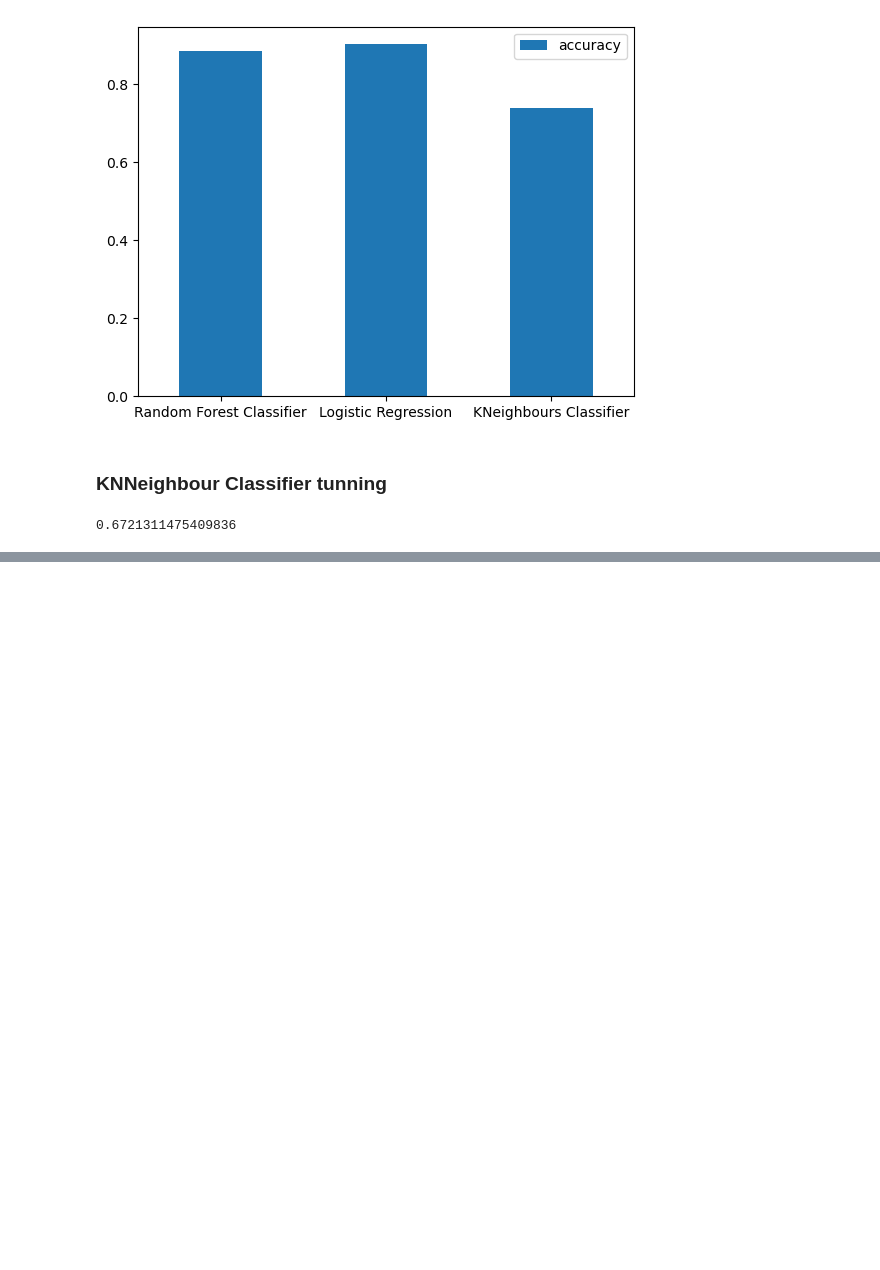
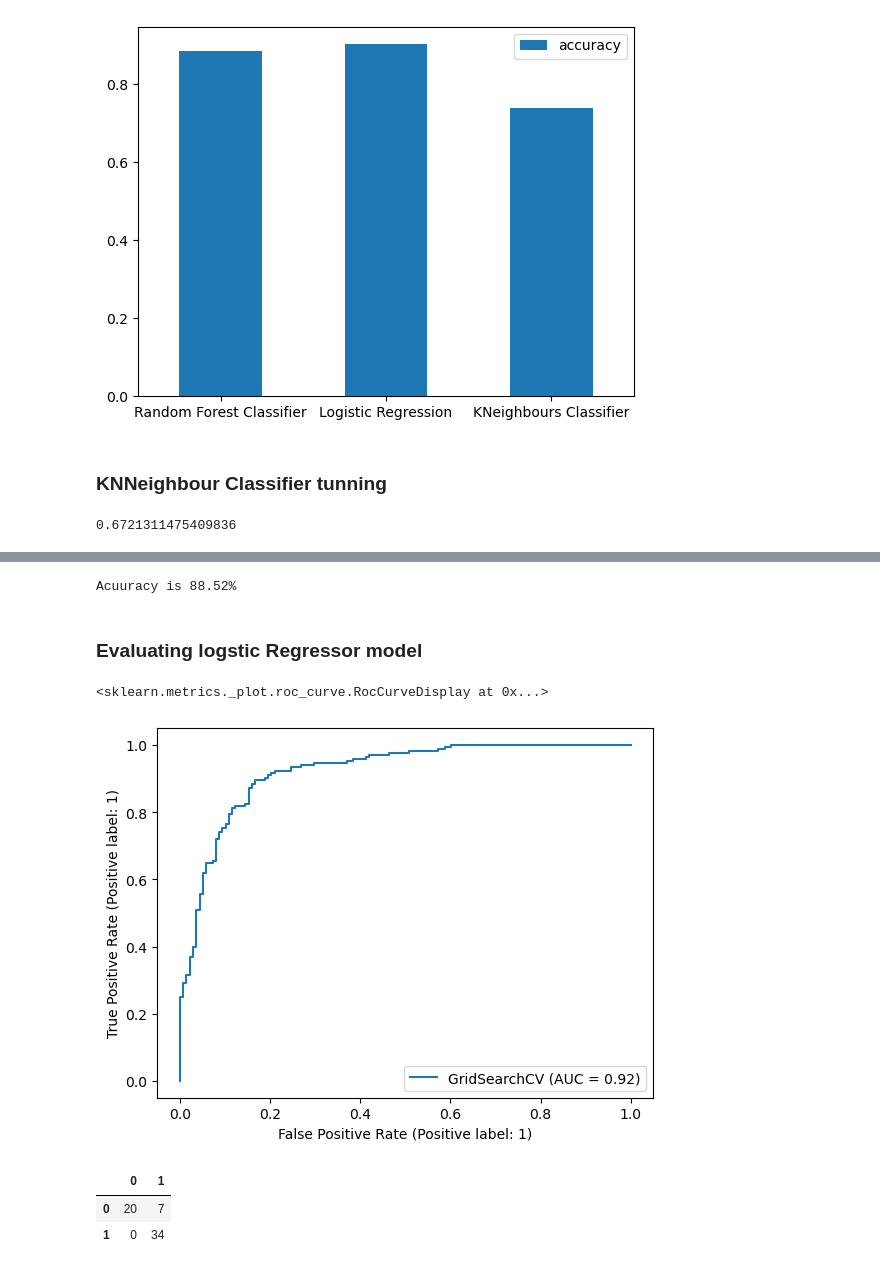
Before and after one commit to Dinindu-Tharuka/Predicting-Heart-Decease-Machine-Learning, a Jupyter notebook: heart-decease.ipynb, the cells around one changed output, grey strips where cells are left out. Cells and saved outputs as stored; diff of their text form; code cells hidden in the pictures; blank space fills up the shorter version.

Commit message:
Finally evaluate model usinf classification report, confusion matricx, cross val score

```diff
--- a/heart-decease.ipynb
+++ b/heart-decease.ipynb
@@ -400,0 +398,21 @@ Acuuracy is 88.52%
+# %%
+print(f'Acuuracy is {accuracy * 100:.2f}%')
+# %% [output]
+Acuuracy is 88.52%
+# %% [markdown]
+### Evaluating logstic Regressor model
+# %%
+
+plot_roc_curve(model, x, y)
+# %% [output]
+<sklearn.metrics._plot.roc_curve.RocCurveDisplay at 0x...>
+[figure, added]
+# %%
+# Confusion Matrix
+y_preds = model.predict(x_test)
+confusion_mat = confusion_matrix(y_test, y_preds)
+pd.DataFrame(confusion_mat)
+# %% [output]
+|  | 0 | 1 |
+| 0 | 20 | 7 |
+| 1 | 0 | 34 |
```
Also changed, not shown: parts of 21 cells of this notebook.
